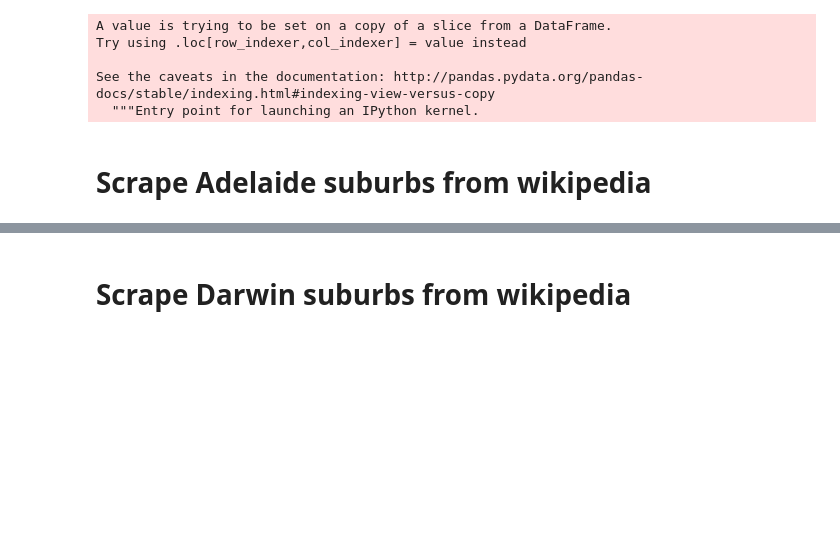
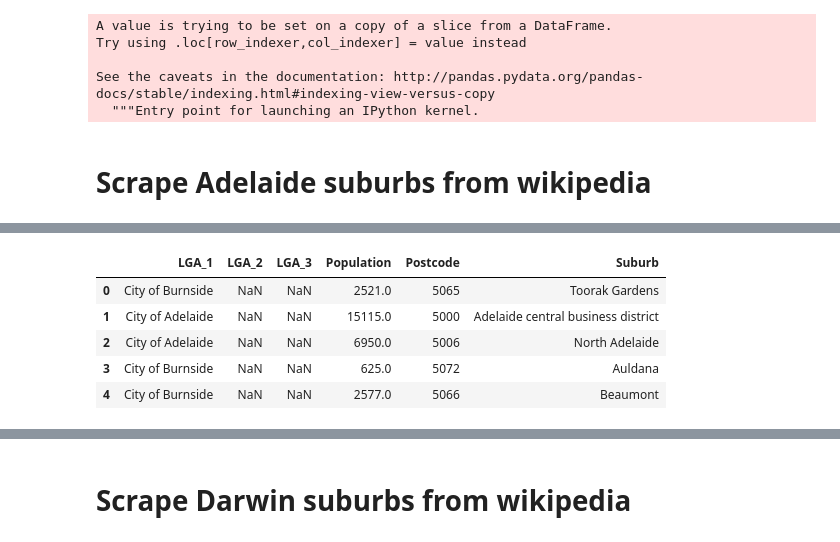
Before and after one commit to jasontran600/IBM_data_science_captstone_project, a Jupyter notebook: Melbourne_Sydney_Tasmania_migration_project/data_scraping_suburbs.ipynb, the cells around one changed output, grey strips where cells are left out. Drawn from its saved outputs; the diff is of its cells as text; code cells hidden in the pictures; blank space fills up the shorter version.

```diff
--- a/Melbourne_Sydney_Tasmania_migration_project/data_scraping_suburbs.ipynb
+++ b/Melbourne_Sydney_Tasmania_migration_project/data_scraping_suburbs.ipynb
@@ -1649,3 +1636,18 @@ hobart_suburbs['State'] = 'Tasmania'
 hobart_suburbs.to_csv('hobart_suburbs.csv')
 # %% [markdown]
 # Scrape Adelaide suburbs from wikipedia
+# %%
+with open("view-source_https___en.wikipedia.org_wiki_List_of_Adelaide_suburbs.html") as html_file:
+    soup = BeautifulSoup(html_file, "lxml")
+
+adl_suburbs_section = soup.find('div',attrs={'id':'mw-content-text', 'class':'mw-content-ltr'})
+adl_suburbs_section = adl_suburbs_section.find_all('a', href=True)
+# %%
+wiki_state_name = ', South Australia'
+wiki_link_extension = ',_South_Australia'
+city = 'Adelaide'
+adl_wiki_urls = get_wiki_urls(adl_suburbs_section, wiki_link_extension, wiki_state_name, city)
+# %%
+adl_suburb_infobox = get_suburb_wiki_infobox(adl_wiki_urls)
+# %%
+adelaide_suburbs_dict = get_suburb_info(adl_suburb_infobox)
@@ -1651,0 +1672,20 @@ hobart_suburbs.to_csv('hobart_suburbs.csv')
+# %%
+# Convert Canberra suburbs nested dictionary to a dataframe
+adelaide_suburbs_df = pd.DataFrame(adelaide_suburbs_dict).T
+adelaide_suburbs_df['Suburb'] = adelaide_suburbs_df.index
+adelaide_suburbs_df.index = range(adelaide_suburbs_df.shape[0])
+
+# Assign local government area to Adelaide central business district
+adelaide_suburbs_df.at[1, 'LGA_1'] = 'City of Adelaide'
+
+# Convert population to an integer
+adelaide_suburbs_df['Population'] = pd.to_numeric(adelaide_suburbs_df['Population'], downcast='integer')
+
+adelaide_suburbs_df.head()
+# %% [output]
+|  | LGA_1 | LGA_2 | LGA_3 | Population | Postcode | Suburb |
+| 0 | City of Burnside | NaN | NaN | 2521.0 | 5065 | Toorak Gardens |
+| 1 | City of Adelaide | NaN | NaN | 15115.0 | 5000 | Adelaide central business district |
+| 2 | City of Adelaide | NaN | NaN | 6950.0 | 5006 | North Adelaide |
+| 3 | City of Burnside | NaN | NaN | 625.0 | 5072 | Auldana |
+| 4 | City of Burnside | NaN | NaN | 2577.0 | 5066 | Beaumont |
```
Also changed, not shown: parts of 42 cells of this notebook, 3 other files.
